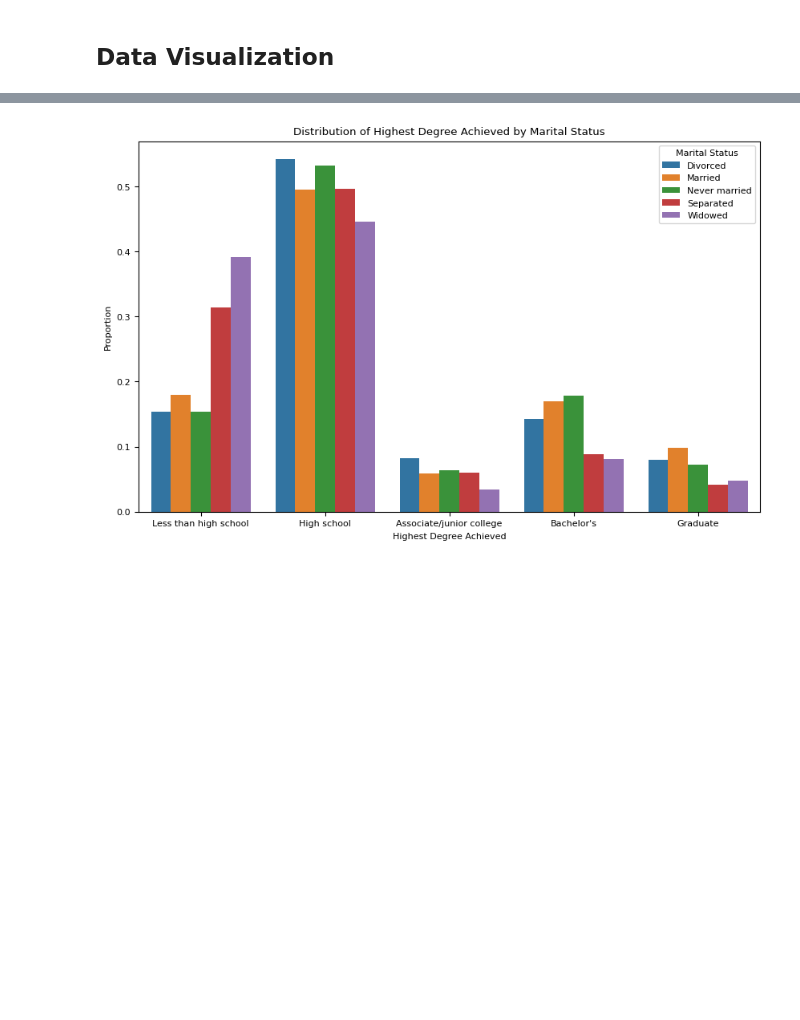
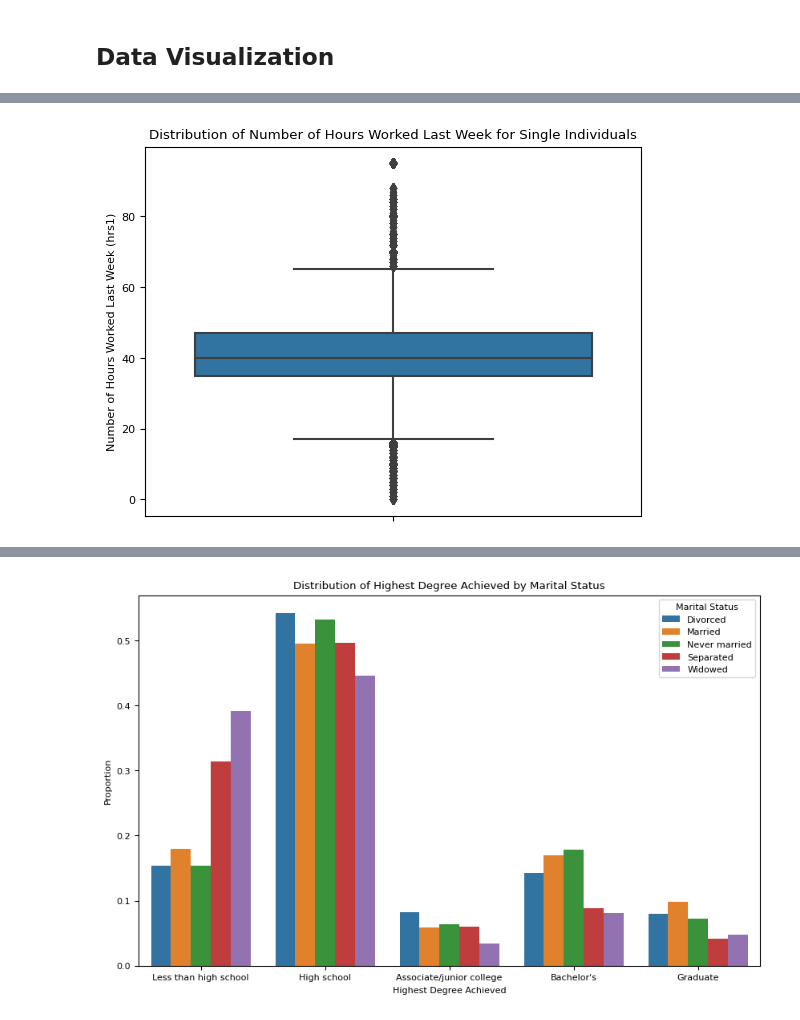
Before and after one commit to DS3001/group22, a Jupyter notebook: Midterm_Work.ipynb, the cells around one changed output, grey strips where cells are left out. Cells and saved outputs as stored; diff of their text form; code cells hidden in the pictures; blank space fills up the shorter version.

```diff
--- a/Midterm_Work.ipynb
+++ b/Midterm_Work.ipynb
@@ -714,0 +684,9 @@ plt.show()
+# %%
+sns.boxplot(data=single_df, y="hrs1")
+
+plt.ylabel("Number of Hours Worked Last Week (hrs1)")
+plt.title("Distribution of Number of Hours Worked Last Week for Single Individuals")
+
+plt.show()
+# %% [output]
+[figure, added]
```
Also changed, not shown: parts of 15 cells of this notebook.
